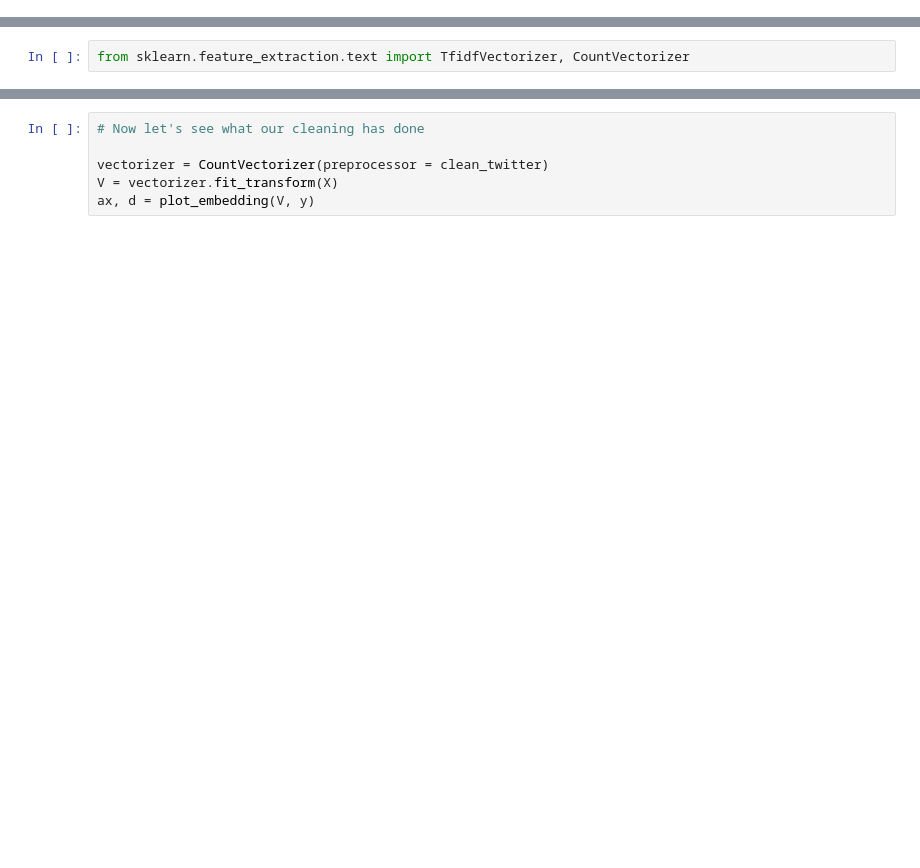
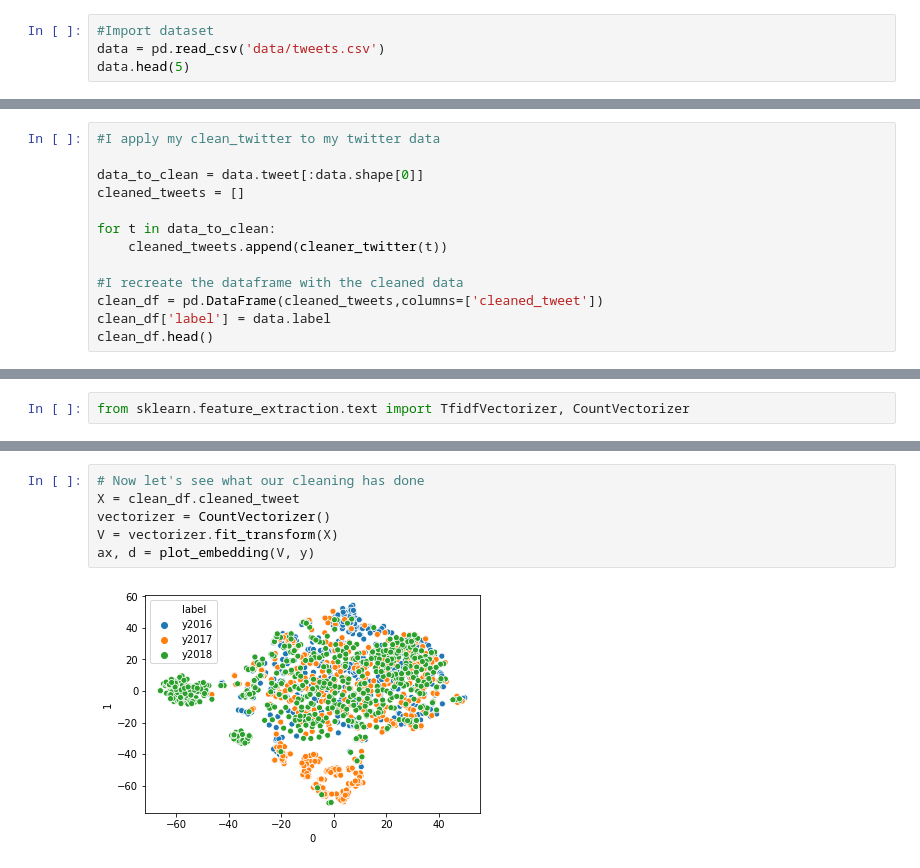
Before and after one commit to nandanrao/text-mining, a Jupyter notebook: exercise-1.ipynb, the cells around one changed output, grey strips where cells are left out. Saved outputs shown, nothing was run; the diff lists cells and outputs as text; blank space fills up the shorter version.

```diff
--- a/exercise-1.ipynb
+++ b/exercise-1.ipynb
@@ -32,0 +16,4 @@ def clean_twitter(s):
+# %%
+#Import dataset
+data = pd.read_csv('data/tweets.csv')
+data.head(5)
@@ -37,0 +65,13 @@ X.map(clean_twitter)
+# %%
+#I apply my clean_twitter to my twitter data
+
+data_to_clean = data.tweet[:data.shape[0]]
+cleaned_tweets = []
+
+for t in data_to_clean:
+    cleaned_tweets.append(cleaner_twitter(t))
+
+#I recreate the dataframe with the cleaned data
+clean_df = pd.DataFrame(cleaned_tweets,columns=['cleaned_tweet'])
+clean_df['label'] = data.label
+clean_df.head()
@@ -47,6 +138,8 @@ ax, d = plot_embedding(V, y)
 # %%
 # Now let's see what our cleaning has done
-
-vectorizer = CountVectorizer(preprocessor = clean_twitter)
+X = clean_df.cleaned_tweet
+vectorizer = CountVectorizer()
 V = vectorizer.fit_transform(X)
 ax, d = plot_embedding(V, y)
+# %% [output]
+[figure, added]
```
Also changed, not shown: parts of 21 cells of this notebook.
